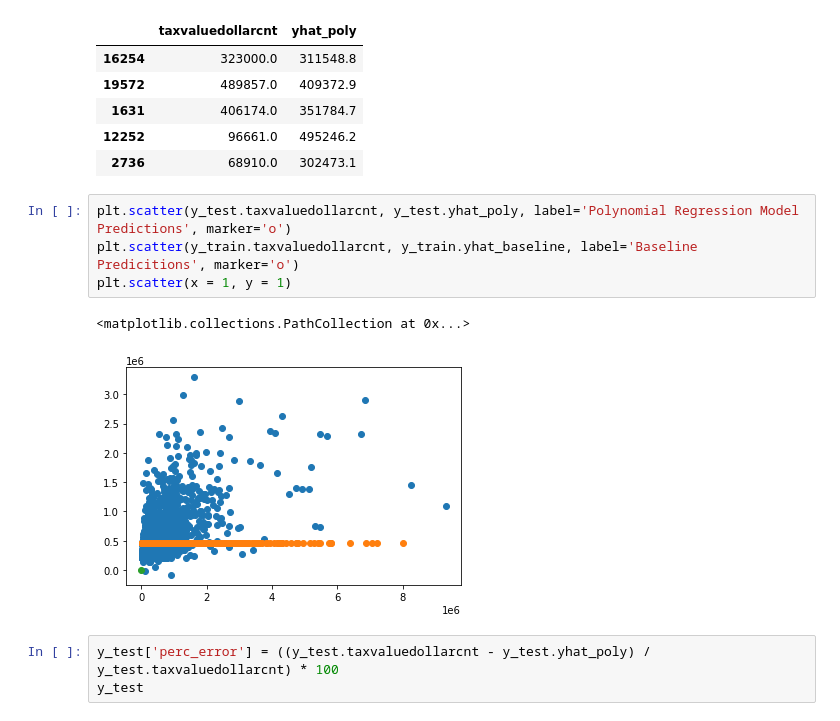
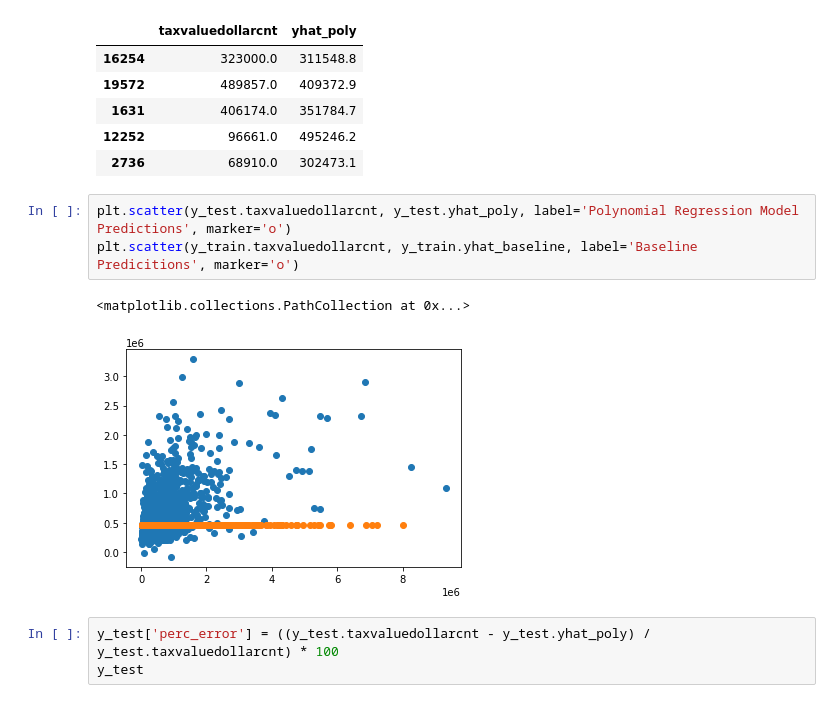
Before and after one commit to AAranda10/regression_project, a Jupyter notebook: data/modeling/modeling.ipynb, the cells around one changed output. Cells and saved outputs as stored; diff of their text form.

```diff
--- a/data/modeling/modeling.ipynb
+++ b/data/modeling/modeling.ipynb
@@ -424,10 +455,9 @@ y_test.head()
 # %%
 plt.scatter(y_test.taxvaluedollarcnt, y_test.yhat_poly, label='Polynomial Regression Model Predictions', marker='o')
 plt.scatter(y_train.taxvaluedollarcnt, y_train.yhat_baseline, label='Baseline Predicitions', marker='o')
-plt.scatter(x = 1, y = 1)
 # %% [output]
 <matplotlib.collections.PathCollection at 0x...>
-[figure, old version]
+[figure, new version]
 # %%
 y_test['perc_error'] = ((y_test.taxvaluedollarcnt - y_test.yhat_poly) / y_test.taxvaluedollarcnt) * 100
 y_test
```
Also changed, not shown: parts of 33 cells of this notebook.
